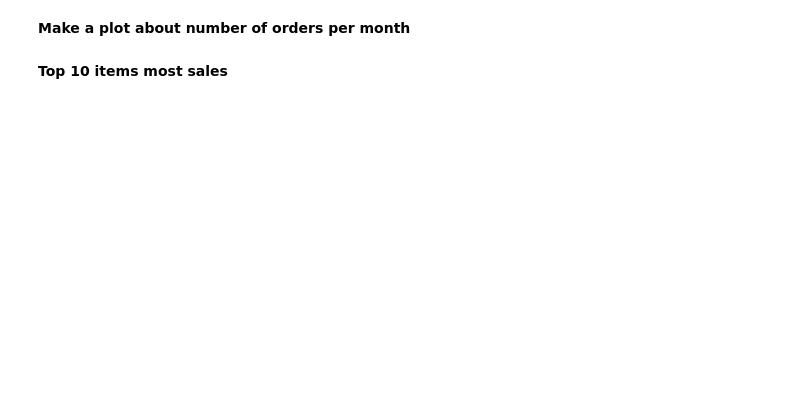
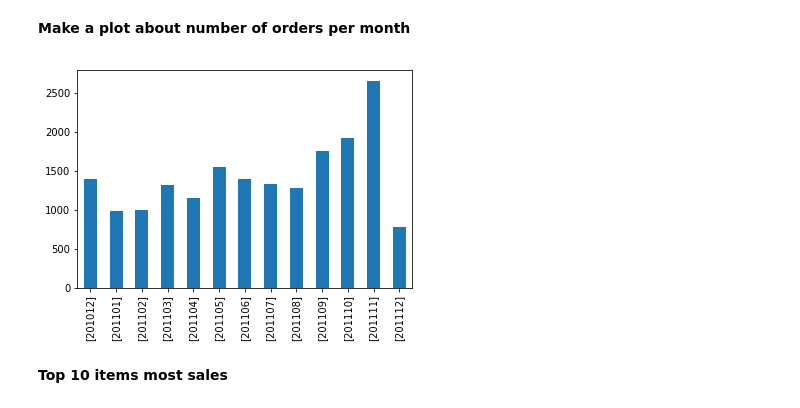
Before and after one commit to ntpthinh/DevCDataScience, a Jupyter notebook: Assignment03.ipynb, the cells around one changed output. Cells and saved outputs as stored; diff of their text form; code cells hidden in the pictures; blank space fills up the shorter version.

```diff
--- a/Assignment03.ipynb
+++ b/Assignment03.ipynb
@@ -287,2 +324,5 @@ netherlands = retail[retail['Country'] == 'Netherlands']
 # %% [markdown]
 **How many orders (per month)?**
+# %%
+month = retail.groupby('InvoiceNo')['year_month'].unique().value_counts().sort_index()
+month
@@ -289,4 +344,8 @@ netherlands = retail[retail['Country'] == 'Netherlands']
 # %% [markdown]
 **Make a plot about number of orders per month**
+# %%
+month.plot(kind='bar');
+# %% [output]
+[figure, added]
 # %% [markdown]
 **Top 10 items most sales**
```
Also changed, not shown: parts of 16 cells of this notebook.
